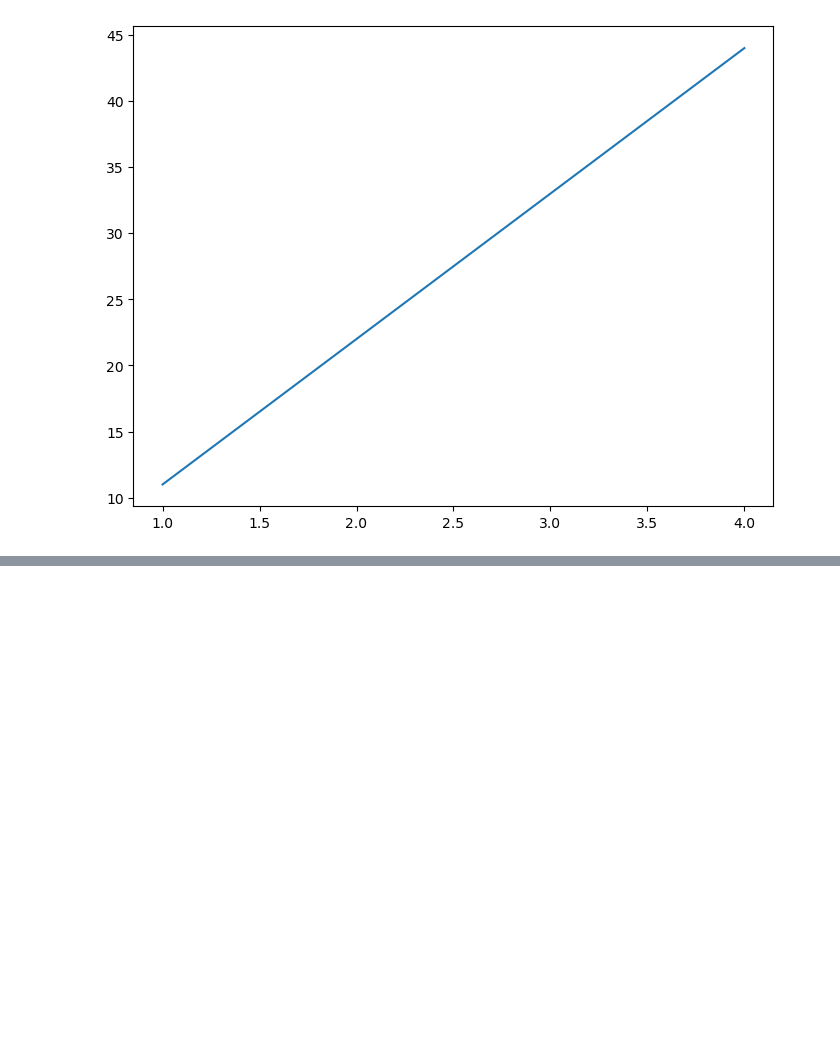
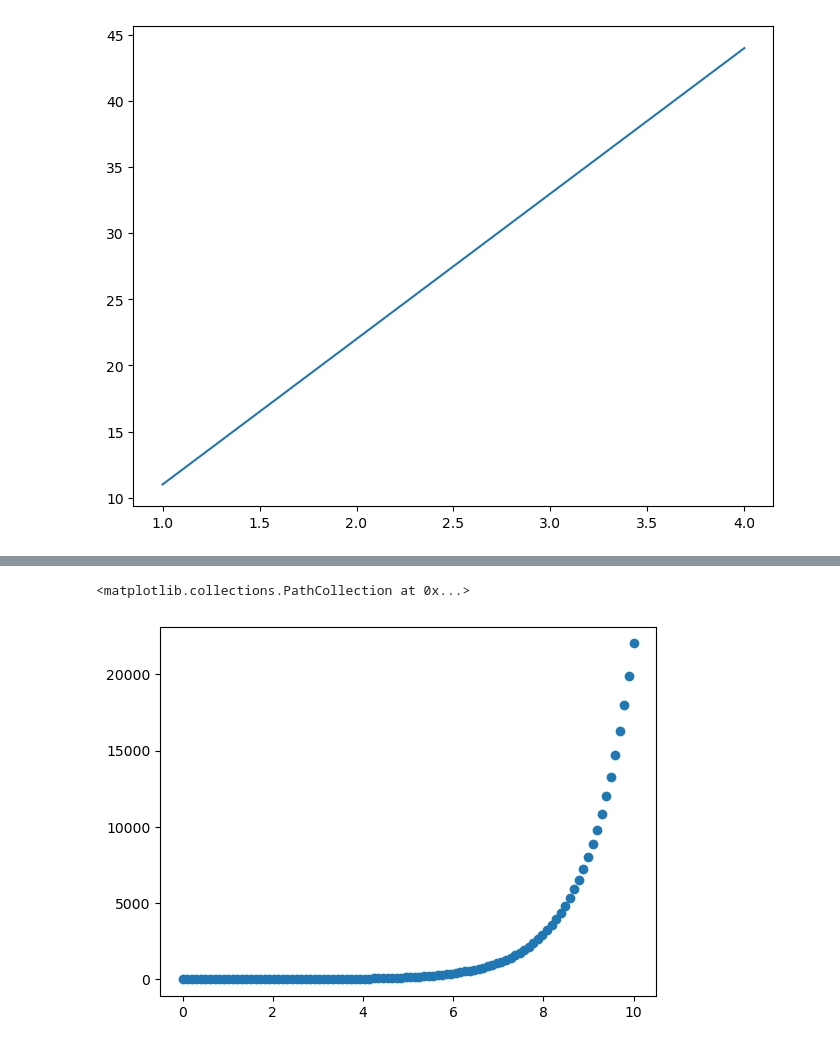
Before and after one commit to emirryilmazz/ML, a Jupyter notebook: Matplotlib/Untitled.ipynb, the cells around one changed output, grey strips where cells are left out. Saved outputs shown, nothing was run; the diff lists cells and outputs as text; code cells hidden in the pictures; blank space fills up the shorter version.

Commit message:
Matplotlib progress

```diff
--- a/Matplotlib/Untitled.ipynb
+++ b/Matplotlib/Untitled.ipynb
@@ -40,0 +48,6 @@ ax.plot(x, y) # add some data
+# %%
+fig, ax = plt.subplots()
+ax.scatter(x, np.exp(x))
+# %% [output]
+<matplotlib.collections.PathCollection at 0x...>
+[figure, added]
```
Also changed, not shown: parts of 31 cells of this notebook.
